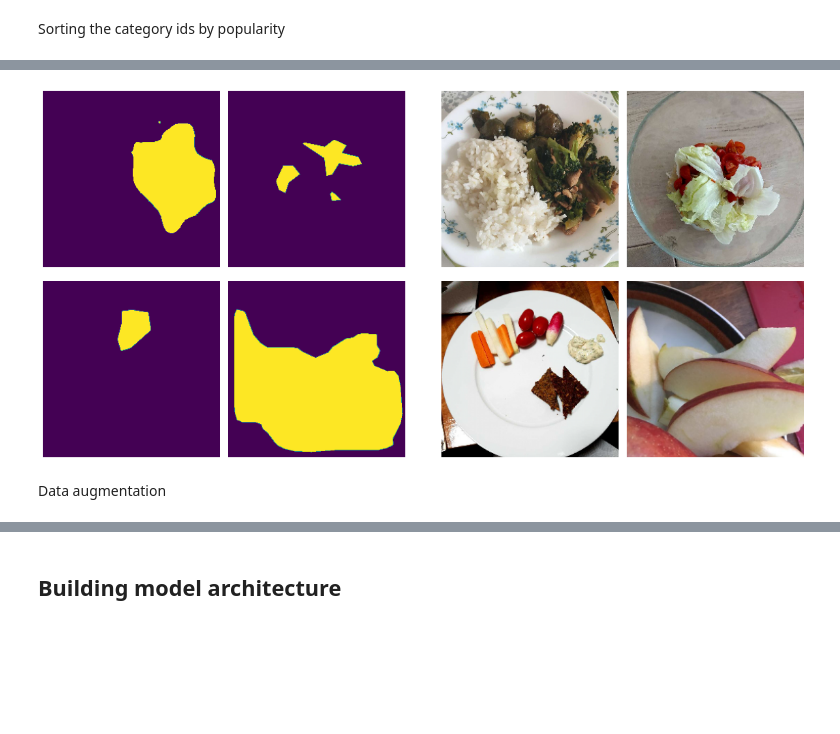
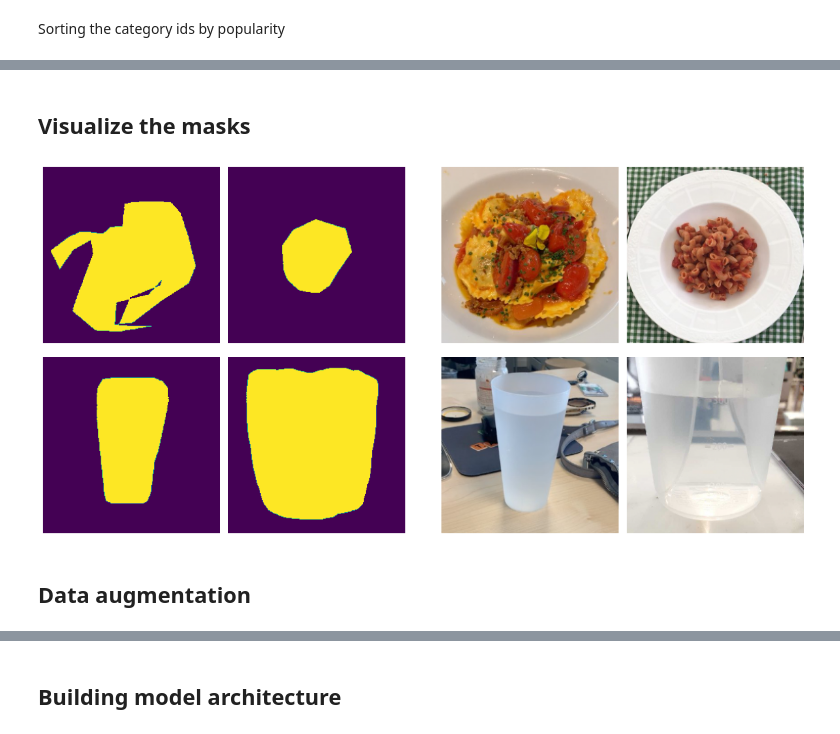
Before and after one commit to BeleRicks11/Food_Recognition, a Jupyter notebook: U_net_version.ipynb, the cells around one changed output, grey strips where cells are left out. Saved outputs shown, nothing was run; the diff lists cells and outputs as text; code cells hidden in the pictures; blank space fills up the shorter version.

Commit message:
Update notebook with multichannel binary mask

```diff
--- a/U_net_version.ipynb
+++ b/U_net_version.ipynb
@@ -215,19 +219,27 @@ def getNormalMask(imageObj, classes, coco, catIds, input_image_size):
     train_mask = train_mask.reshape(input_image_size[0], input_image_size[1], 1)
     return train_mask
 
-def getBinaryMask(imageObj, coco, catIds, input_image_size):
+def getBinaryMask(imageObj, classes, coco, catIds, input_image_size):
     annIds = coco.getAnnIds(imageObj['id'], catIds=catIds, iscrowd=None)
     anns = coco.loadAnns(annIds)
-    train_mask = np.zeros(input_image_size)
-    for a in range(len(anns)):
-        new_mask = cv2.resize(coco.annToMask(anns[a]), input_image_size)
+    cats = coco.loadCats(catIds)
+    n_classes = len(classes)
+    train_mask = np.zeros((input_image_size[0], input_image_size[1], n_classes))
+    for i in range(len(anns)):
+        #Get the index of the class
+        className = getClassName(anns[i]['category_id'], cats)
+        class_index = classes.index(className)
 
+        #If the index of the class is equal to the index iterating through the annotation add the
+        #binary mask to the array
+
+        new_mask = cv2.resize(coco.annToMask(anns[i]), input_image_size)
         #Threshold because resizing may cause extraneous values
         new_mask[new_mask >= 0.5] = 1
         new_mask[new_mask < 0.5] = 0
+        train_mask[:,:,class_index] = new_mask
 
-        train_mask = np.maximum(new_mask, train_mask)
 
     # Add extra dimension for parity with train_img size [X * X * 3]
-    train_mask = train_mask.reshape(input_image_size[0], input_image_size[1], 1)
+    #train_mask = train_mask.reshape(input_image_size[0], input_image_size[1], 1)
     return train_mask
@@ -241,11 +253,13 @@ def dataGeneratorCoco(images, classes, coco, folder,
     dataset_size = len(images)
     #catIds = get_category_ids()
     catIds = coco.getCatIds(catNms=classes)
+    n_classes = len(classes)
 
     c = 0
     while(True):
         img = np.zeros((batch_size, input_image_size[0], input_image_size[1], 3)).astype('float')
-        mask = np.zeros((batch_size, input_image_size[0], input_image_size[1], 1)).astype('float')
+        #mask = np.zeros((batch_size, input_image_size[0], input_image_size[1], 1)).astype('float')
+        mask = np.zeros((batch_size, input_image_size[0], input_image_size[1], n_classes)).astype('float')
 
         for i in range(c, c+batch_size): #initially from 0 to batch_size, when c = 0
             imageObj = images[i]
@@ -255,7 +269,7 @@ def dataGeneratorCoco(images, classes, coco, folder,
 
             ### Create Mask ###
             if mask_type=="binary":
-                train_mask = getBinaryMask(imageObj, coco, catIds, input_image_size)
+                train_mask = getBinaryMask(imageObj, classes, coco, catIds, input_image_size)
 
             elif mask_type=="normal":
                 train_mask = getNormalMask(imageObj, classes, coco, catIds, input_image_size)
@@ -274,19 +288,23 @@ def visualizeGenerator(gen):
     # Iterate the generator to get image and mask batches
     img, mask = next(gen)
 
+    n_classes = len(classes)
     fig = plt.figure(figsize=(20, 10))
     outerGrid = gridspec.GridSpec(1, 2, wspace=0.1, hspace=0.1)
 
     for i in range(2):
         innerGrid = gridspec.GridSpecFromSubplotSpec(2, 2, subplot_spec=outerGrid[i], wspace=0.05, hspace=0.05)
-
         for j in range(4):
             ax = plt.Subplot(fig, innerGrid[j])
             if(i==1):
                 ax.imshow(img[j]);
             else:
-                ax.imshow(mask[j][:,:,0]);
-
+                final_mask = np.zeros((input_image_size[0], input_image_size[1]))
+                for i in range(n_classes):
+                    color = i + 1
+                    new_mask = mask[j][:,:,i]*color
+                    final_mask = np.maximum(new_mask, final_mask)
+                ax.imshow(final_mask);
             ax.axis('off')
             fig.add_subplot(ax)
     plt.show()
@@ -320,7 +335,7 @@ The validation set size is: 101
 # %%
 batch_size = 16
 input_image_size = (256,256)
-mask_type = 'normal'
+mask_type = 'binary'
 
 train_gen = dataGeneratorCoco(images_train, classes, coco_train, folder_loc,
                             input_image_size, batch_size, 'train', mask_type)
@@ -330,9 +370,11 @@ val_gen = dataGeneratorCoco(images_val, classes, coco_val, folder_loc,
+# %% [markdown]
+## Visualize the masks
 # %%
-visualizeGenerator(val_gen)
+visualizeGenerator(train_gen)
 # %% [output]
-[figure, old version]
+[figure, new version]
-# %% [markdown]
-Data augmentation
+# %% [markdown]
+## Data augmentation
 # %%
 def augmentationsGenerator(gen, augGeneratorArgs, seed=None):
     # Initialize the image data generator with args provided
```
Also changed, not shown: parts of 41 cells of this notebook.
